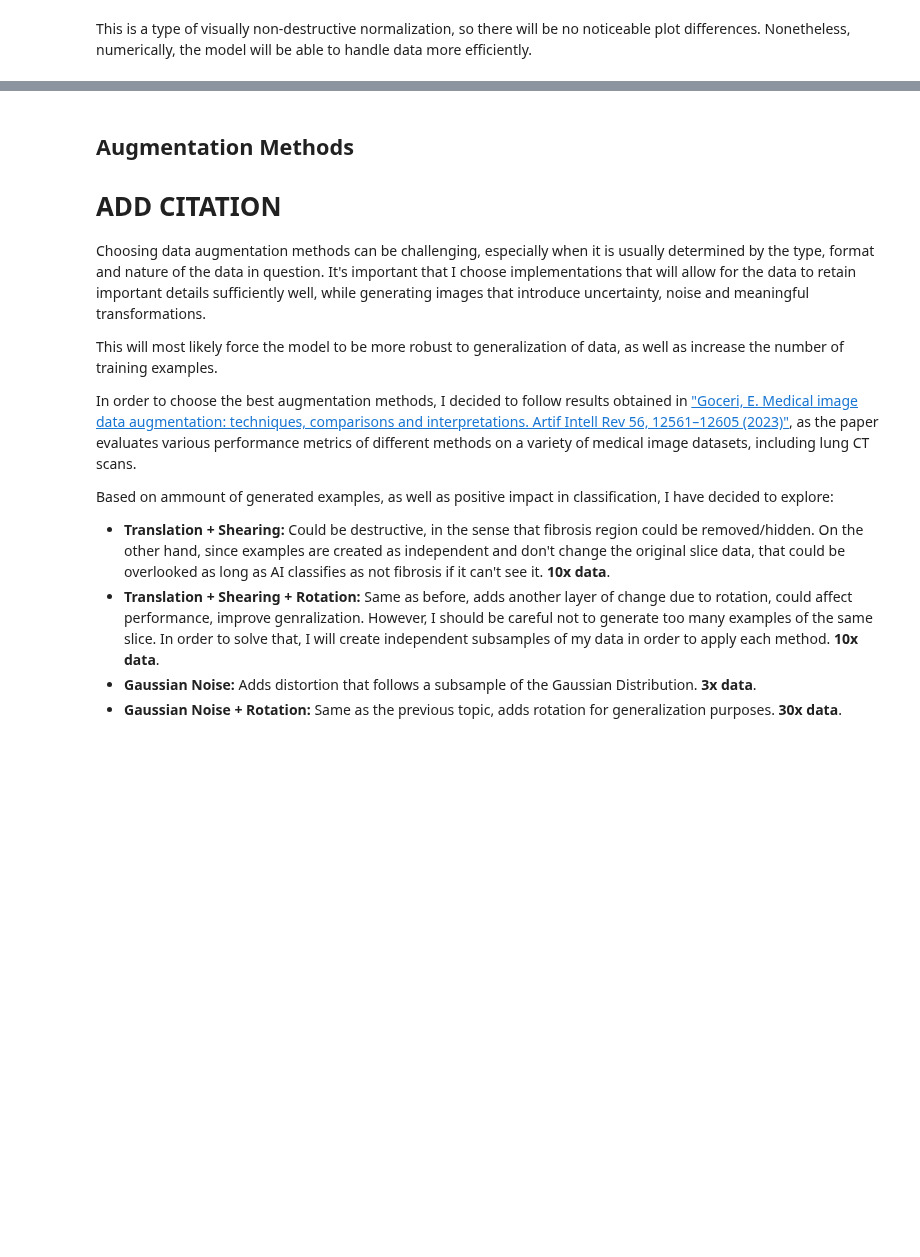
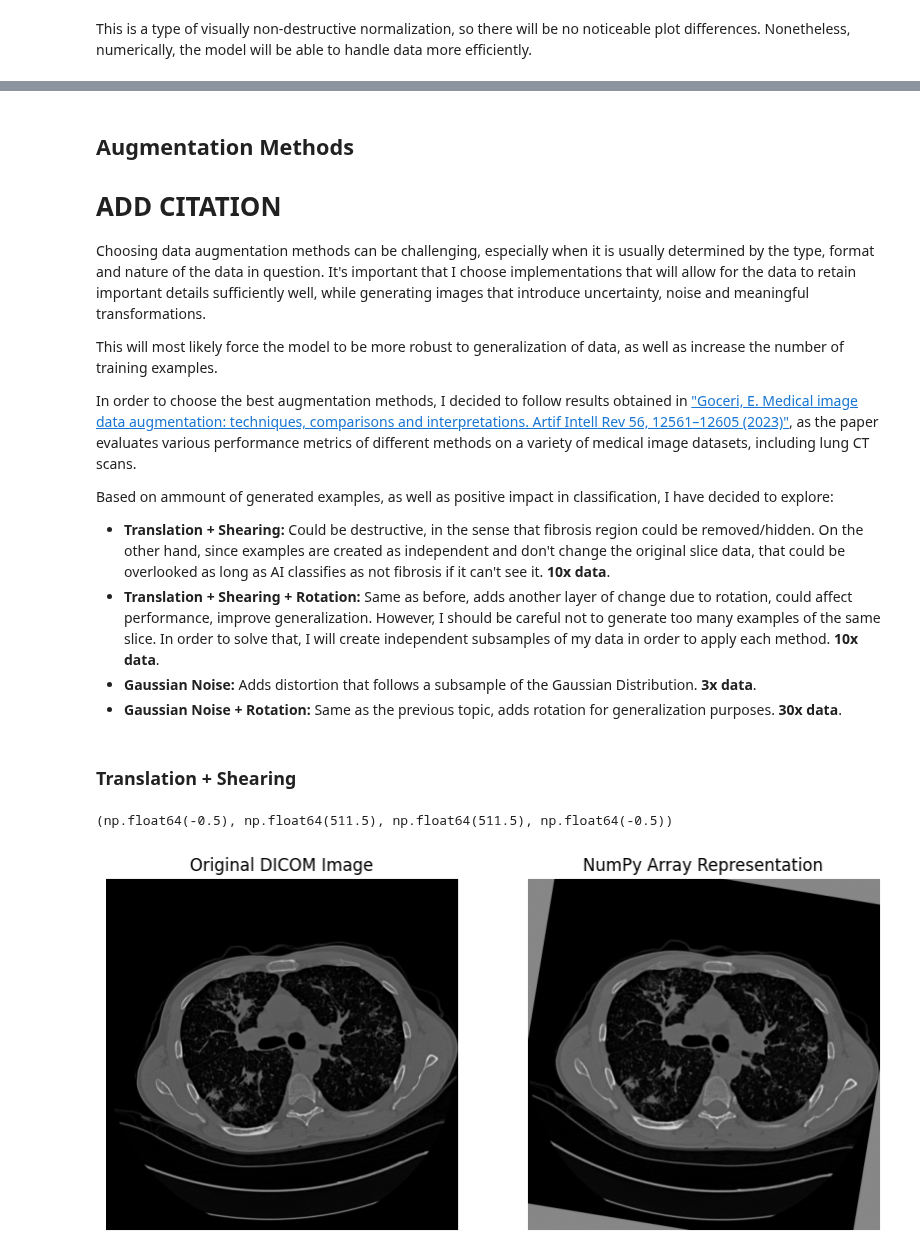
Before and after one commit to rafael-andre1/AI-for-Interstitial-Lung-Disease-Classification, a Jupyter notebook: dataPreprocessing/preprocessEDA.ipynb, the cells around one changed output, grey strips where cells are left out. Drawn from its saved outputs; the diff is of its cells as text; code cells hidden in the pictures; blank space fills up the shorter version.

```diff
--- a/dataPreprocessing/preprocessEDA.ipynb
+++ b/dataPreprocessing/preprocessEDA.ipynb
@@ -24,9 +24,9 @@ import seaborn as sns
 # %%
 # Pulling dataframe
 
-# df_fibrosis = pd.read_pickle(r'D:\\Rafa\\A1Uni\\2semestre\\Estágio\\fibrosis_data.pkl')
+df_fibrosis = pd.read_pickle(r'D:\\Rafa\\A1Uni\\2semestre\\Estágio\\fibrosis_data.pkl')
 
-df_fibrosis = pd.read_pickle(r'C:\\Users\\hasht\Desktop\\fibrosis_data.pkl')
+# df_fibrosis = pd.read_pickle(r'C:\\Users\\hasht\Desktop\\fibrosis_data.pkl')
 df_fibrosis.head(10)
 # %% [output]
 |  | SliceID | SliceData | Class |
@@ -217,6 +219,8 @@ Based on ammount of generated examples, as well as positive impact in classifica
 
 
  - **Translation + Shearing:** Could be destructive, in the sense that fibrosis region could be removed/hidden. On the other hand, since examples are created as independent and don't change the original slice data, that could be overlooked as long as AI classifies as not fibrosis if it can't see it. **10x data**.
- - **Translation + Shearing + Rotation:** Same as before, adds another layer of change due to rotation, could affect performance, improve genralization. However, I should be careful not to generate too many examples of the same slice. In order to solve that, I will create independent subsamples of my data in order to apply each method. **10x data**.
+ - **Translation + Shearing + Rotation:** Same as before, adds another layer of change due to rotation, could affect performance, improve generalization. However, I should be careful not to generate too many examples of the same slice. In order to solve that, I will create independent subsamples of my data in order to apply each method. **10x data**.
  - **Gaussian Noise:** Adds distortion that follows a subsample of the Gaussian Distribution. **3x data**.
  - **Gaussian Noise + Rotation:** Same as the previous topic, adds rotation for generalization purposes. **30x data**.
+# %% [markdown]
+### Translation + Shearing
@@ -222,0 +229,19 @@ Based on ammount of generated examples, as well as positive impact in classifica
+# %%
+transform = A.Rotate(limit=20, p=1)
+# %%
+example = df_processed[df_processed["SliceID"] == "CT-7771-0012.dcm"]["SliceData"].values[0]
+modded_example = transform(image=example)
+# %%
+fig, axes = plt.subplots(1, 2, figsize=(10, 5))
+
+# Raw image
+axes[0].imshow(example, cmap='gray')
+axes[0].set_title("Original DICOM Image")
+axes[0].axis("off")
+
+axes[1].imshow(modded_example["image"], cmap='gray')
+axes[1].set_title("NumPy Array Representation")
+axes[1].axis("off")
+# %% [output]
+(np.float64(-0.5), np.float64(511.5), np.float64(511.5), np.float64(-0.5))
+[figure, added]
```
Also changed, not shown: parts of 3 cells of this notebook, 1 other file.
